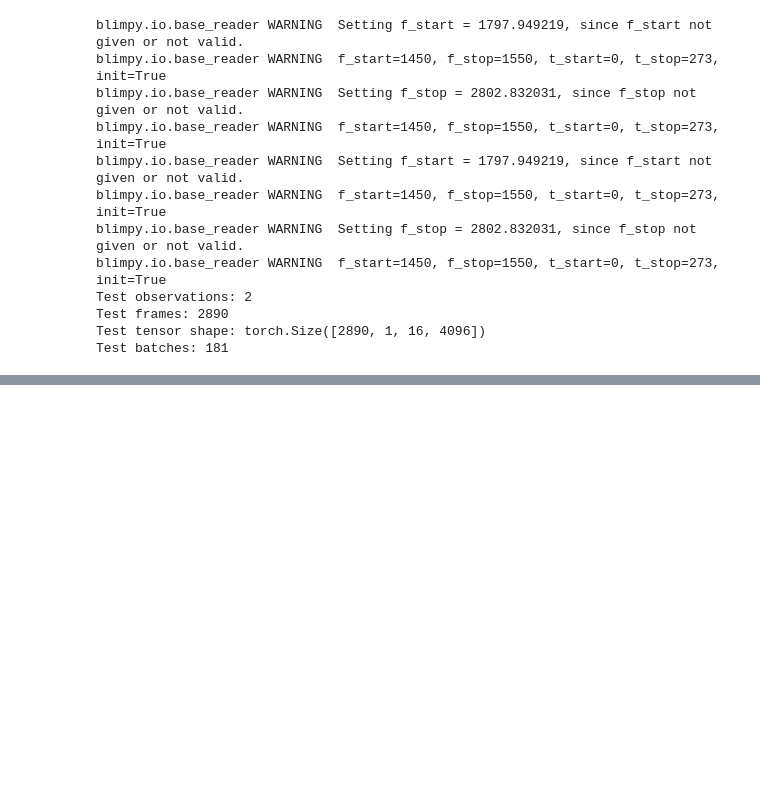
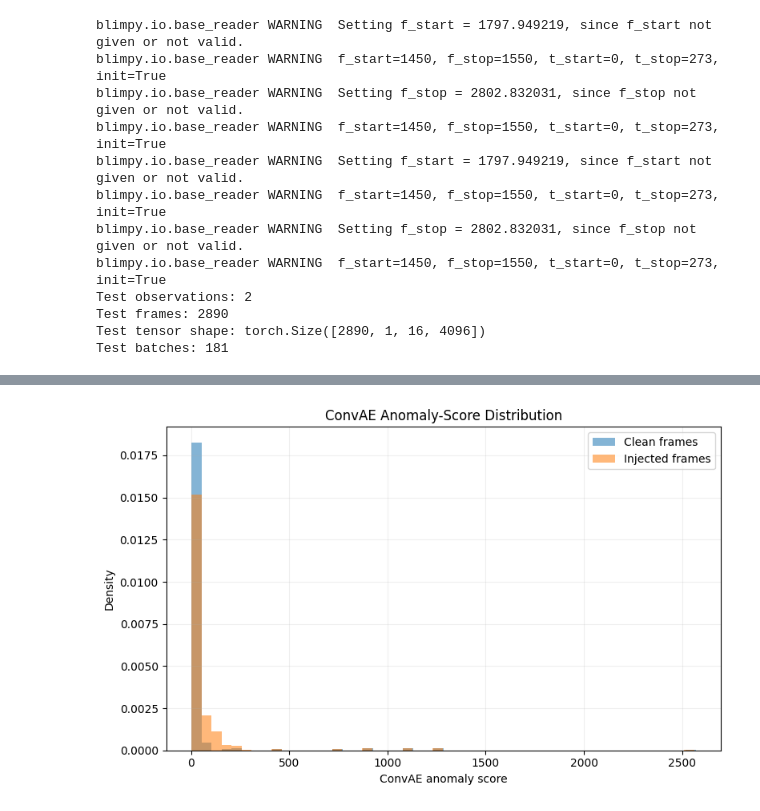
Before and after one commit to ParthShringarpure09/deepseti, a Jupyter notebook: notebooks/06_conv_autoencoder.ipynb, the cells around one changed output, grey strips where cells are left out. Cells and saved outputs as stored; diff of their text form; code cells hidden in the pictures; blank space fills up the shorter version.

```diff
--- a/notebooks/06_conv_autoencoder.ipynb
+++ b/notebooks/06_conv_autoencoder.ipynb
@@ -1379,0 +1747,36 @@ Test batches: 181
+# %%
+# ConvAE anomaly-score distributions:
+# normal frames vs synthetically injected frames
+
+plt.figure(figsize=(8, 5))
+
+plt.hist(
+    test_clean_scores_v3,
+    bins=50,
+    density=True,
+    alpha=0.55,
+    label="Clean frames",
+)
+
+plt.hist(
+    test_injected_scores_v3,
+    bins=50,
+    density=True,
+    alpha=0.55,
+    label="Injected frames",
+)
+
+plt.xlabel("ConvAE anomaly score")
+plt.ylabel("Density")
+
+plt.title(
+    "ConvAE Anomaly-Score Distribution"
+)
+
+plt.legend()
+plt.grid(alpha=0.2)
+
+plt.tight_layout()
+plt.show()
+# %% [output]
+[figure, added]
```
Also changed, not shown: parts of 23 cells of this notebook, 1 other file.
